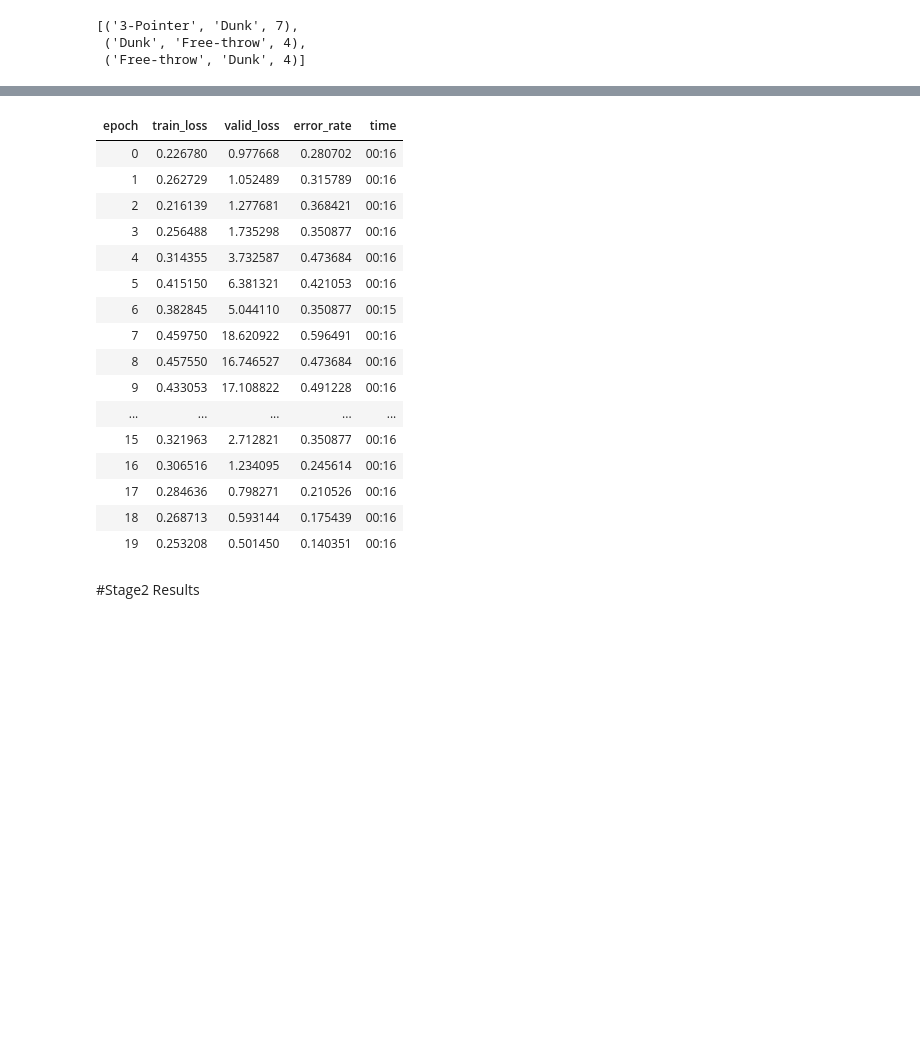
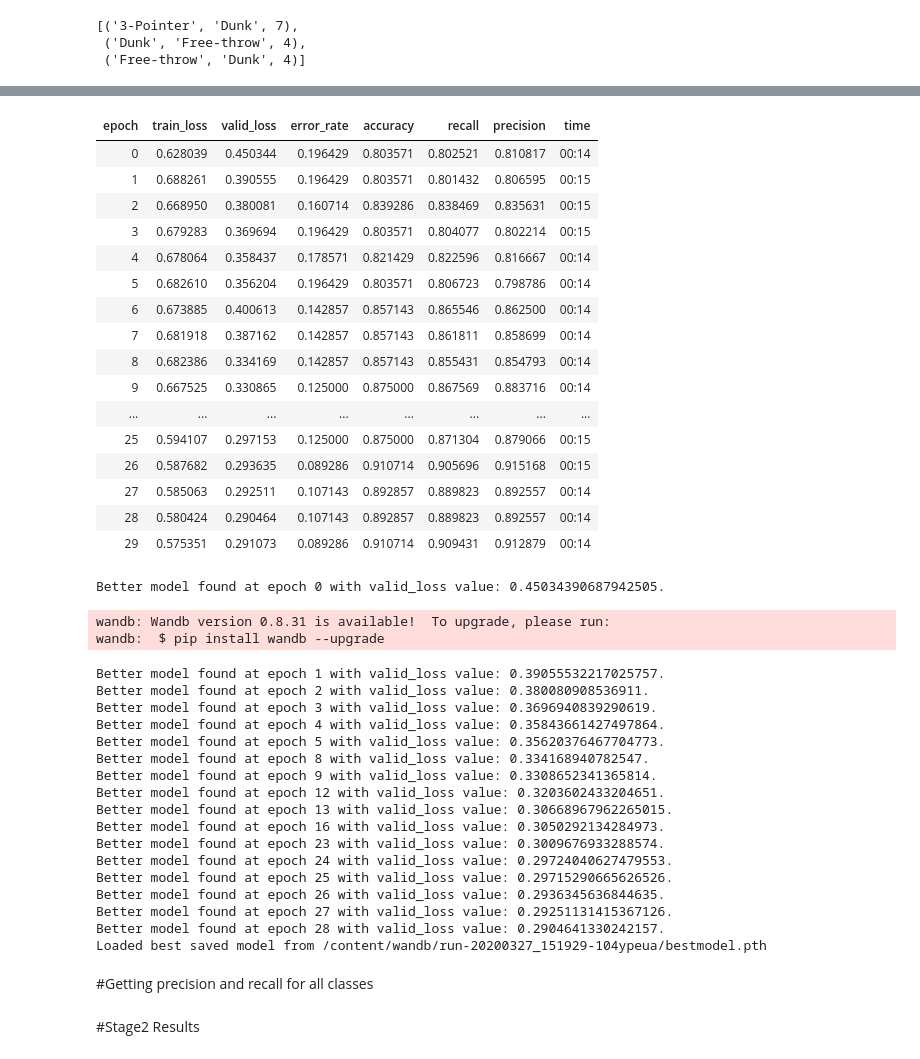
Before and after one commit to Pager07/Human-object-interaction-for-basketball-videos, a Jupyter notebook: ActionRecognitionClassifier2.ipynb, the cells around one changed output, grey strips where cells are left out. Drawn from its saved outputs; the diff is of its cells as text; code cells hidden in the pictures; blank space fills up the shorter version.

```diff
--- a/ActionRecognitionClassifier2.ipynb
+++ b/ActionRecognitionClassifier2.ipynb
@@ -175,0 +195,3 @@ learn.recorder.plot()
+# %%
+learn.unfreeze()
+learn.fit_one_cycle(30,max_lr=slice(1e-04,1e-01))
@@ -201,2 +247,0 @@ interp.most_confused(min_val=2)
-# %%
-learn.load("stage1-resnet34-size299")
@@ -202,0 +250,9 @@ learn.load("stage1-resnet34-size299")
+# %%
+learn.freeze()
+data = ImageDataBunch.from_folder(path, train="train", valid_pct=0.3,
+                                  ds_tfms = transforms, size = 512,
+                                  num_workers = 1,bs=64).normalize(imagenet_stats);
+learn.data = data
+# %%
+learn.data.add_tfm(to_half)
+learn.fit_one_cycle(20)
@@ -203,21 +306,40 @@ learn.load("stage1-resnet34-size299")
 # %%
-learn.unfreeze()
-learn.fit_one_cycle(20 , max_lr=slice(1e-4 ,1e-02))
+learn.fit_one_cycle(30,max_lr=slice(1e-05,1e-03))
 # %% [output]
-| epoch | train_loss | valid_loss | error_rate | time |
-| 0 | 0.226780 | 0.977668 | 0.280702 | 00:16 |
-| 1 | 0.262729 | 1.052489 | 0.315789 | 00:16 |
-| 2 | 0.216139 | 1.277681 | 0.368421 | 00:16 |
-| 3 | 0.256488 | 1.735298 | 0.350877 | 00:16 |
-| 4 | 0.314355 | 3.732587 | 0.473684 | 00:16 |
-| 5 | 0.415150 | 6.381321 | 0.421053 | 00:16 |
-| 6 | 0.382845 | 5.044110 | 0.350877 | 00:15 |
-| 7 | 0.459750 | 18.620922 | 0.596491 | 00:16 |
-| 8 | 0.457550 | 16.746527 | 0.473684 | 00:16 |
-| 9 | 0.433053 | 17.108822 | 0.491228 | 00:16 |
-| ... | ... | ... | ... | ... |
-| 15 | 0.321963 | 2.712821 | 0.350877 | 00:16 |
-| 16 | 0.306516 | 1.234095 | 0.245614 | 00:16 |
-| 17 | 0.284636 | 0.798271 | 0.210526 | 00:16 |
-| 18 | 0.268713 | 0.593144 | 0.175439 | 00:16 |
-| 19 | 0.253208 | 0.501450 | 0.140351 | 00:16 |
+| epoch | train_loss | valid_loss | error_rate | accuracy | recall | precision | time |
+| 0 | 0.628039 | 0.450344 | 0.196429 | 0.803571 | 0.802521 | 0.810817 | 00:14 |
+| 1 | 0.688261 | 0.390555 | 0.196429 | 0.803571 | 0.801432 | 0.806595 | 00:15 |
+| 2 | 0.668950 | 0.380081 | 0.160714 | 0.839286 | 0.838469 | 0.835631 | 00:15 |
+| 3 | 0.679283 | 0.369694 | 0.196429 | 0.803571 | 0.804077 | 0.802214 | 00:15 |
+| 4 | 0.678064 | 0.358437 | 0.178571 | 0.821429 | 0.822596 | 0.816667 | 00:14 |
+| 5 | 0.682610 | 0.356204 | 0.196429 | 0.803571 | 0.806723 | 0.798786 | 00:14 |
+| 6 | 0.673885 | 0.400613 | 0.142857 | 0.857143 | 0.865546 | 0.862500 | 00:14 |
+| 7 | 0.681918 | 0.387162 | 0.142857 | 0.857143 | 0.861811 | 0.858699 | 00:14 |
+| 8 | 0.682386 | 0.334169 | 0.142857 | 0.857143 | 0.855431 | 0.854793 | 00:14 |
+| 9 | 0.667525 | 0.330865 | 0.125000 | 0.875000 | 0.867569 | 0.883716 | 00:14 |
+| ... | ... | ... | ... | ... | ... | ... | ... |
+| 25 | 0.594107 | 0.297153 | 0.125000 | 0.875000 | 0.871304 | 0.879066 | 00:15 |
+| 26 | 0.587682 | 0.293635 | 0.089286 | 0.910714 | 0.905696 | 0.915168 | 00:15 |
+| 27 | 0.585063 | 0.292511 | 0.107143 | 0.892857 | 0.889823 | 0.892557 | 00:14 |
+| 28 | 0.580424 | 0.290464 | 0.107143 | 0.892857 | 0.889823 | 0.892557 | 00:14 |
+| 29 | 0.575351 | 0.291073 | 0.089286 | 0.910714 | 0.909431 | 0.912879 | 00:14 |
+Better model found at epoch 0 with valid_loss value: 0.45034390687942505.
+wandb: Wandb version 0.8.31 is available!  To upgrade, please run:
+wandb:  $ pip install wandb --upgrade
+Better model found at epoch 1 with valid_loss value: 0.39055532217025757.
+Better model found at epoch 2 with valid_loss value: 0.380080908536911.
+Better model found at epoch 3 with valid_loss value: 0.3696940839290619.
+Better model found at epoch 4 with valid_loss value: 0.35843661427497864.
+Better model found at epoch 5 with valid_loss value: 0.35620376467704773.
+Better model found at epoch 8 with valid_loss value: 0.334168940782547.
+Better model found at epoch 9 with valid_loss value: 0.3308652341365814.
+Better model found at epoch 12 with valid_loss value: 0.3203602433204651.
+Better model found at epoch 13 with valid_loss value: 0.30668967962265015.
+Better model found at epoch 16 with valid_loss value: 0.3050292134284973.
+Better model found at epoch 23 with valid_loss value: 0.3009676933288574.
+Better model found at epoch 24 with valid_loss value: 0.29724040627479553.
+Better model found at epoch 25 with valid_loss value: 0.29715290665626526.
+Better model found at epoch 26 with valid_loss value: 0.2936345636844635.
+Better model found at epoch 27 with valid_loss value: 0.29251131415367126.
+Better model found at epoch 28 with valid_loss value: 0.2904641330242157.
+Loaded best saved model from /content/wandb/run-20200327_151929-104ypeua/bestmodel.pth
@@ -226,3 +350,5 @@ learn.save('stage2-resnet34-size299')
+# %% [markdown]
+#Getting precision and recall for all classes
 # %% [markdown]
 #Stage2 Results
 # %%
```
Also changed, not shown: parts of 29 cells of this notebook.
